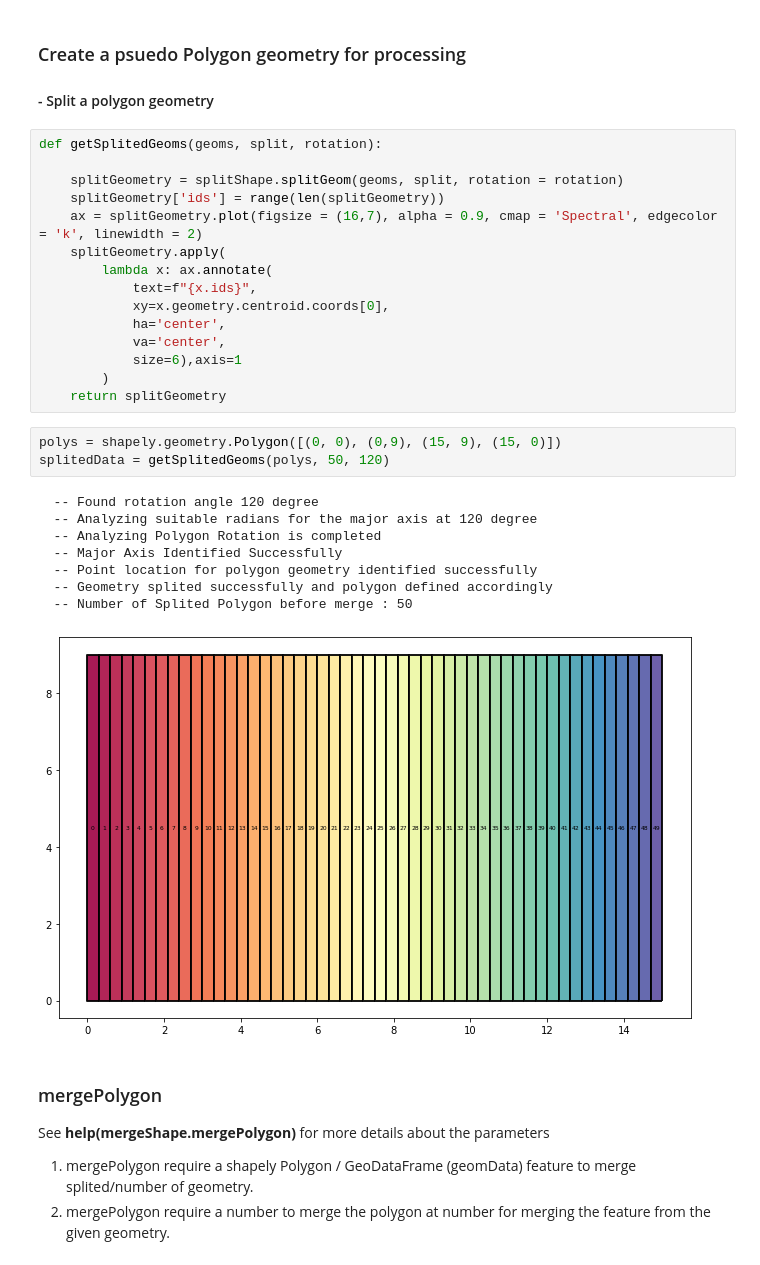
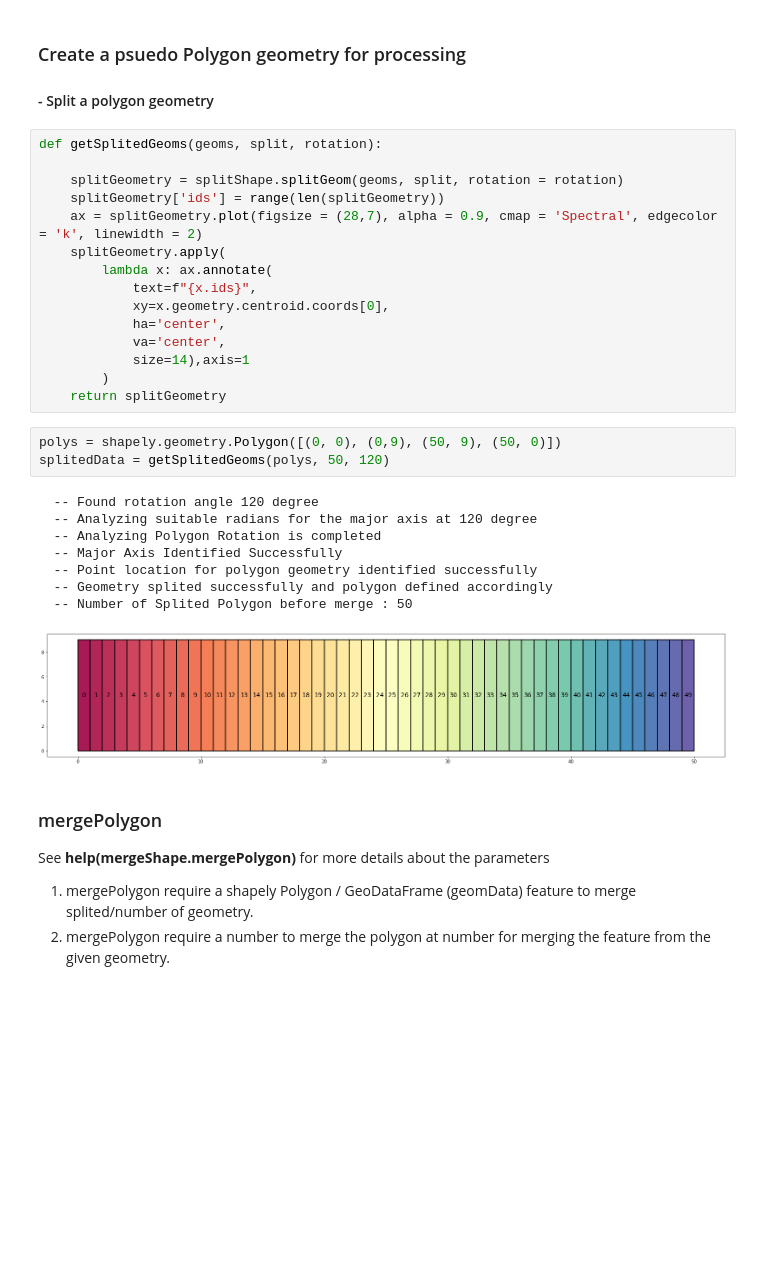
Before and after one commit to abiraihan/geoshapes, a Jupyter notebook: example/mergeShape.ipynb, the cells around one changed output. Cells and saved outputs as stored; diff of their text form; blank space fills up the shorter version.

```diff
--- a/example/mergeShape.ipynb
+++ b/example/mergeShape.ipynb
@@ -18,28 +18,28 @@ def getSplitedGeoms(geoms, split, rotation):
 
     splitGeometry = splitShape.splitGeom(geoms, split, rotation = rotation)
     splitGeometry['ids'] = range(len(splitGeometry))
-    ax = splitGeometry.plot(figsize = (16,7), alpha = 0.9, cmap = 'Spectral', edgecolor = 'k', linewidth = 2)
+    ax = splitGeometry.plot(figsize = (28,7), alpha = 0.9, cmap = 'Spectral', edgecolor = 'k', linewidth = 2)
     splitGeometry.apply(
         lambda x: ax.annotate(
             text=f"{x.ids}",
             xy=x.geometry.centroid.coords[0],
             ha='center',
             va='center',
-            size=6),axis=1
+            size=14),axis=1
         )
     return splitGeometry
 # %%
-polys = shapely.geometry.Polygon([(0, 0), (0,9), (15, 9), (15, 0)])
+polys = shapely.geometry.Polygon([(0, 0), (0,9), (50, 9), (50, 0)])
 splitedData = getSplitedGeoms(polys, 50, 120)
 # %% [output]
   -- Found rotation angle 120 degree
   -- Analyzing suitable radians for the major axis at 120 degree
   -- Analyzing Polygon Rotation is completed
   -- Major Axis Identified Successfully
   -- Point location for polygon geometry identified successfully
   -- Geometry splited successfully and polygon defined accordingly
   -- Number of Splited Polygon before merge : 50
-[figure, old version]
+[figure, new version]
 # %% [markdown]
 ### mergePolygon
 See **help(mergeShape.mergePolygon)** for more details about the parameters
```
Also changed, not shown: parts of 1 cell of this notebook.
